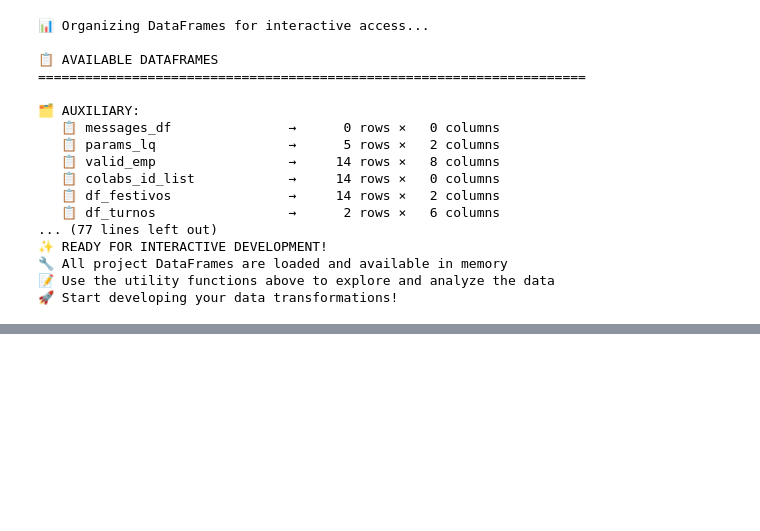
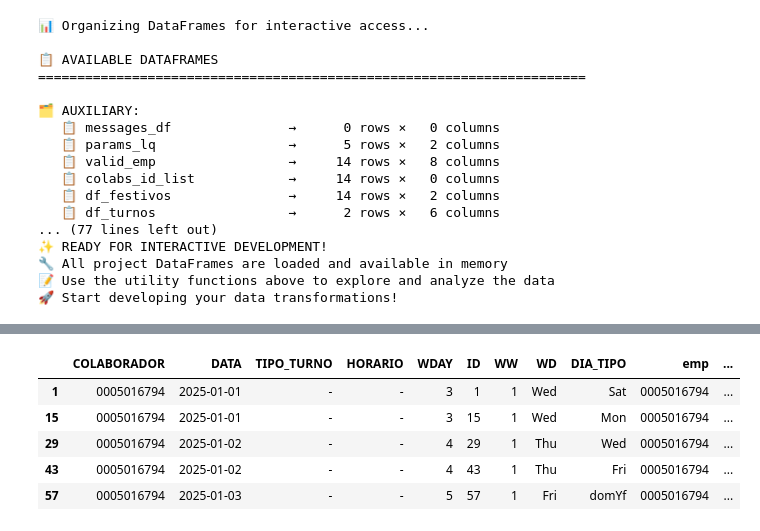
Before and after one commit to joao-tlantic/algortimo-gd, a Jupyter notebook: developments-notebook.ipynb, the cells around one changed output, grey strips where cells are left out. Drawn from its saved outputs; the diff is of its cells as text; code cells hidden in the pictures; blank space fills up the shorter version.

```diff
--- a/developments-notebook.ipynb
+++ b/developments-notebook.ipynb
@@ -1513,0 +1641,13 @@ else:
+# %%
+df_cal = medium_dataframes["df_calendario"].copy()
+
+df_cal = df_cal[df_cal["COLABORADOR"] == "0005016794"]
+
+df_cal.head()
+# %% [output]
+|  | COLABORADOR | DATA | TIPO_TURNO | HORARIO | WDAY | ID | WW | WD | DIA_TIPO | emp | ... |
+| 1 | 0005016794 | 2025-01-01 | - | - | 3 | 1 | 1 | Wed | Sat | 0005016794 | ... |
+| 15 | 0005016794 | 2025-01-01 | - | - | 3 | 15 | 1 | Wed | Mon | 0005016794 | ... |
+| 29 | 0005016794 | 2025-01-02 | - | - | 4 | 29 | 1 | Thu | Wed | 0005016794 | ... |
+| 43 | 0005016794 | 2025-01-02 | - | - | 4 | 43 | 1 | Thu | Fri | 0005016794 | ... |
+| 57 | 0005016794 | 2025-01-03 | - | - | 5 | 57 | 1 | Fri | domYf | 0005016794 | ... |
```
Also changed, not shown: parts of 12 cells of this notebook, 17 other files.
